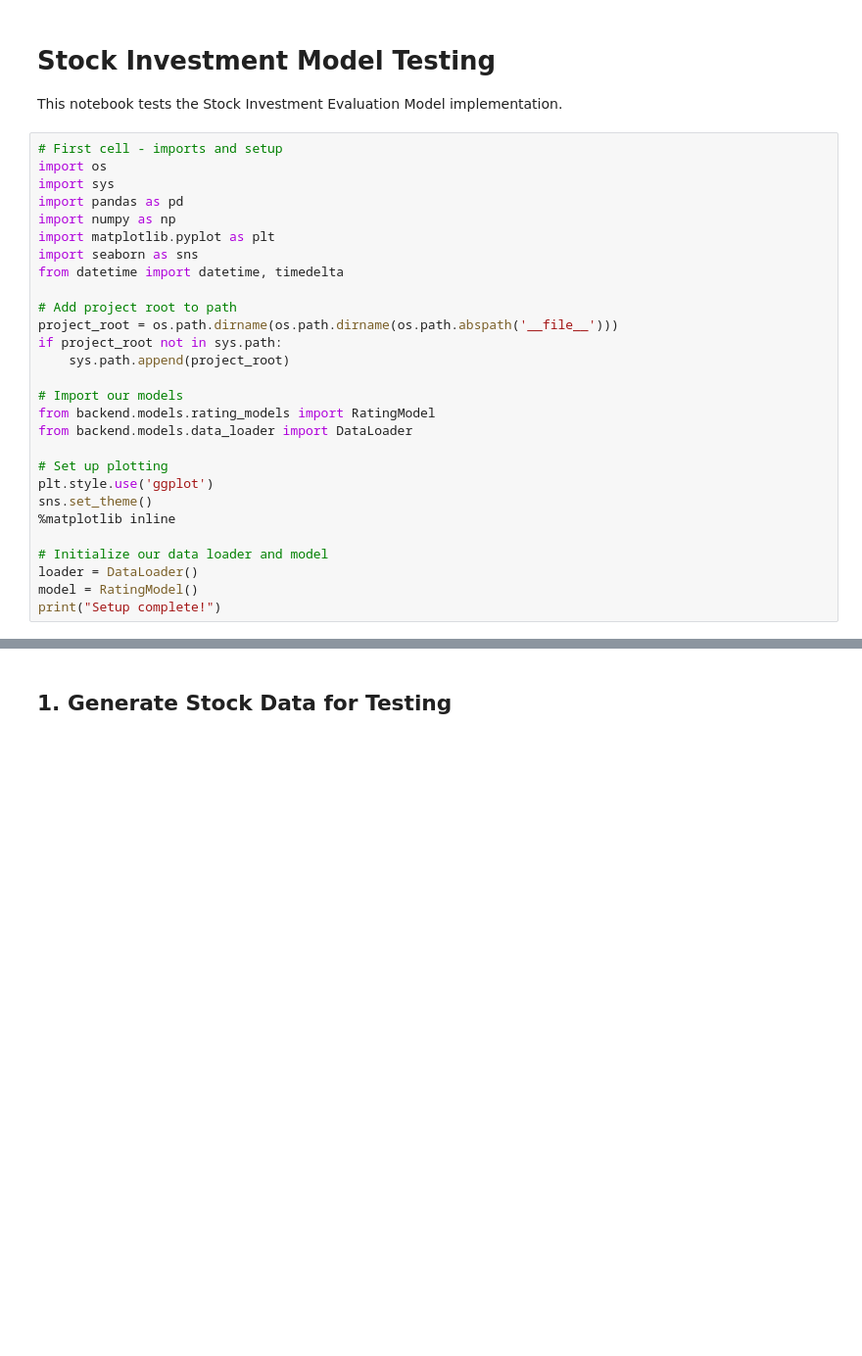
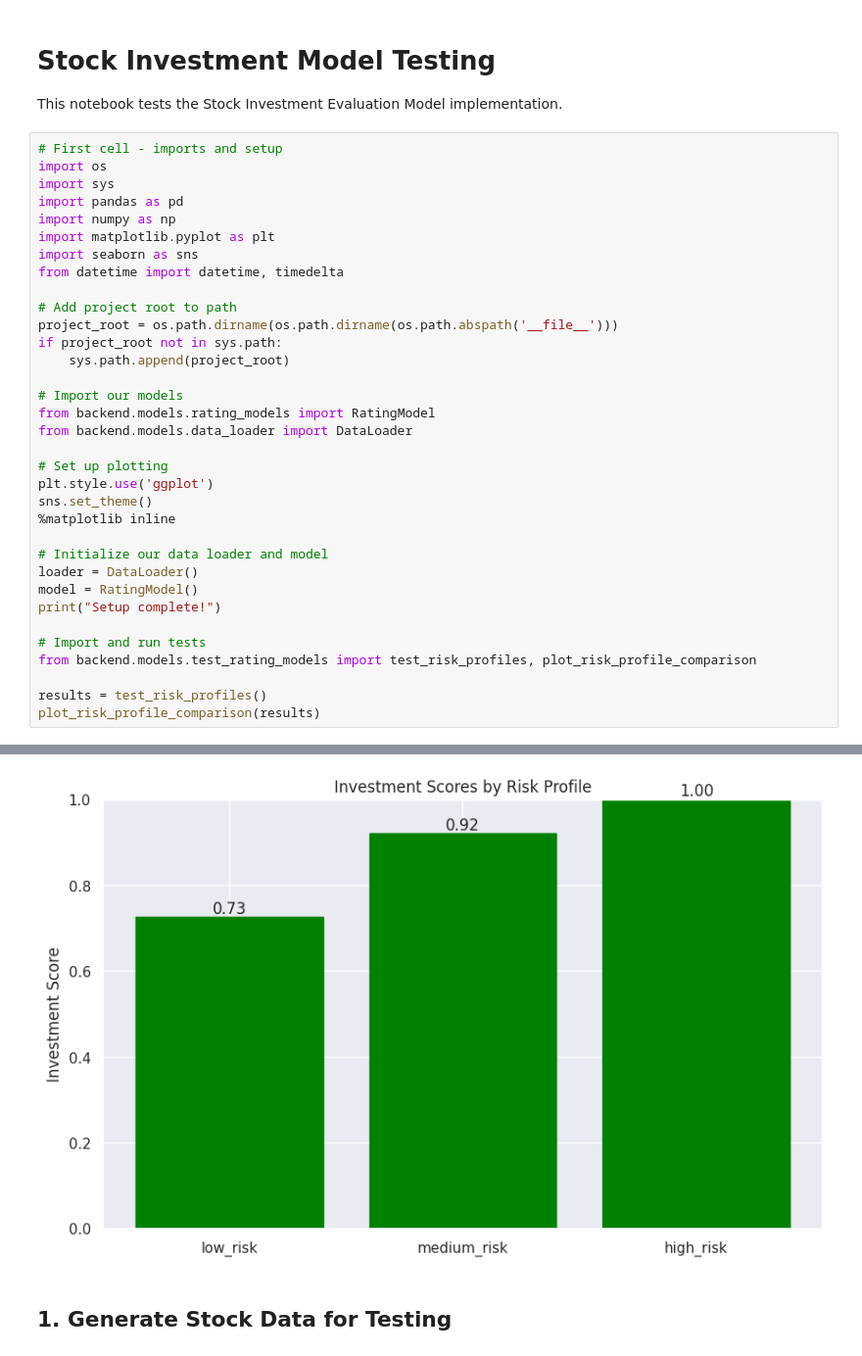
Before and after one commit to brandonyee-cs/Chain-Reaction, a Jupyter notebook: backend/models/rating_model_test.ipynb, the cells around one changed output, grey strips where cells are left out. Shown: that part at 98% size. Cells and saved outputs as stored; diff of their text form; blank space fills up the shorter version.

```diff
--- a/backend/models/rating_model_test.ipynb
+++ b/backend/models/rating_model_test.ipynb
@@ -30,4 +30,10 @@ sns.set_theme()
 loader = DataLoader()
 model = RatingModel()
 print("Setup complete!")
+
+# Import and run tests
+from backend.models.test_rating_models import test_risk_profiles, plot_risk_profile_comparison
+
+results = test_risk_profiles()
+plot_risk_profile_comparison(results)
 # %% [output]
@@ -35,3 +60,4 @@ Setup complete!
+[figure, added]
 # %% [markdown]
 ## 1. Generate Stock Data for Testing
 # %%
```
Also changed, not shown: parts of 2 cells of this notebook, 7 other files.
